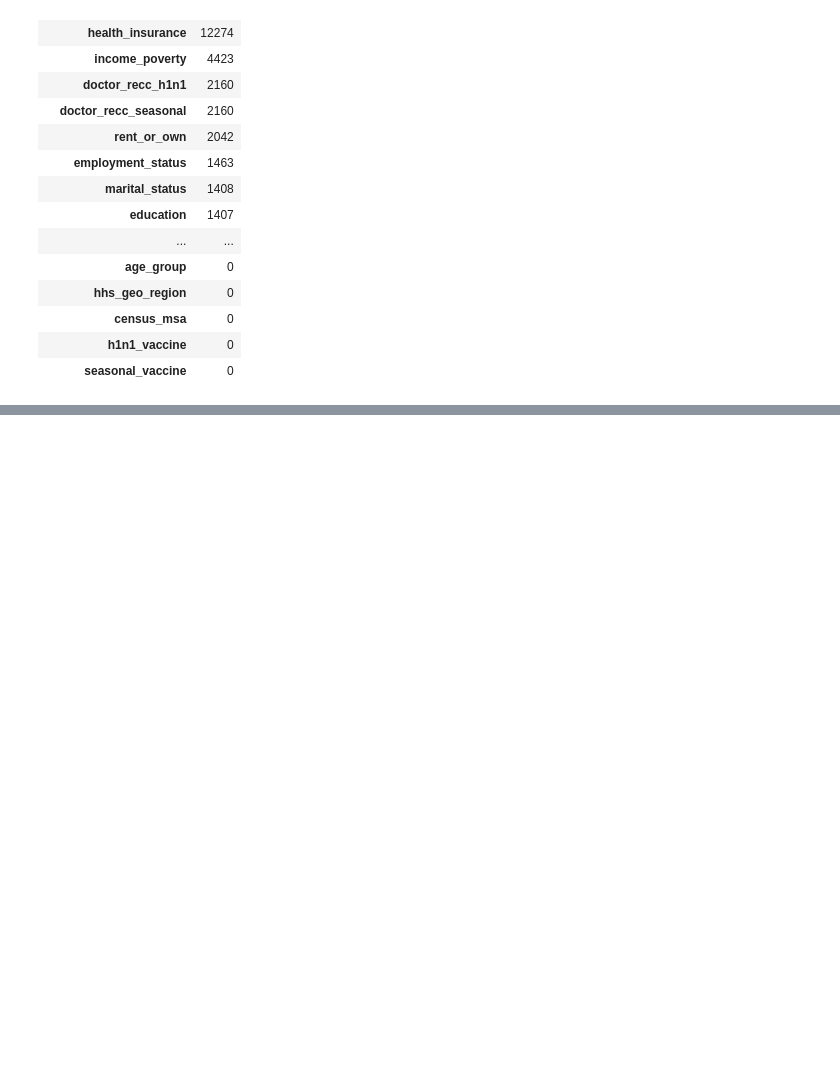
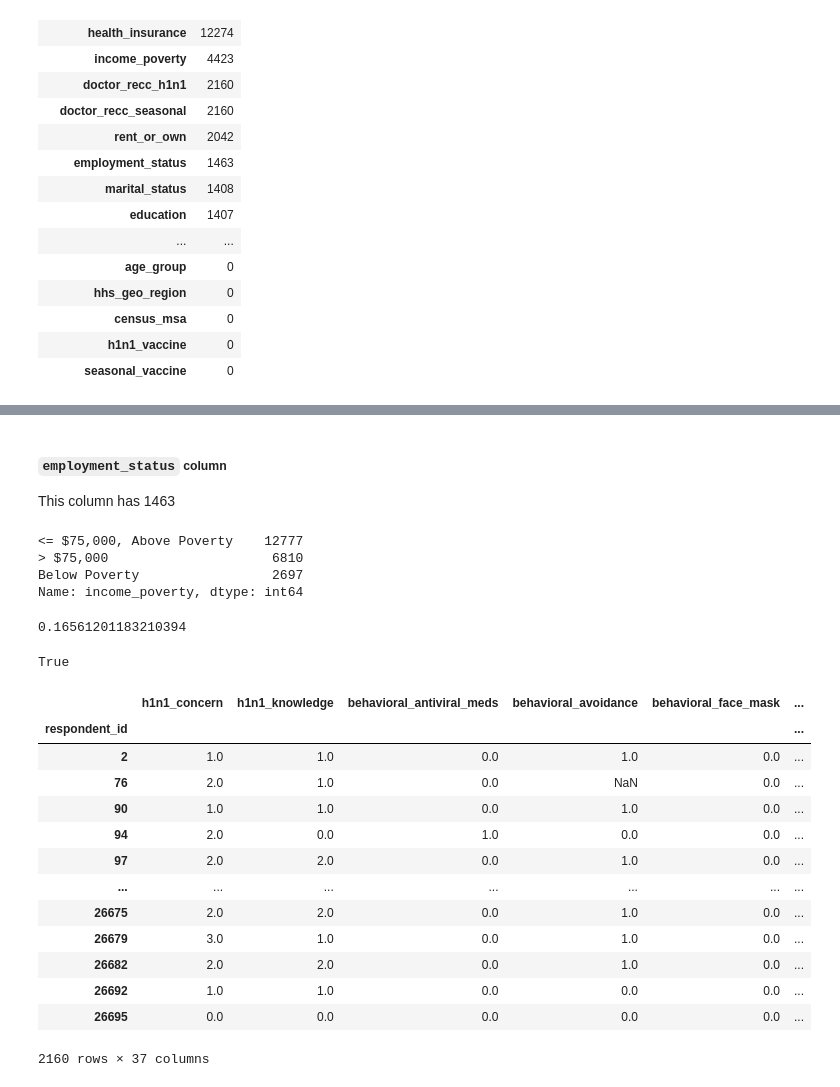
Before and after one commit to ngili/Predicting-H1N1-and-Seasonal-Flu-Vaccinations, a Jupyter notebook: analysis.ipynb, the cells around one changed output, grey strips where cells are left out. Saved outputs shown, nothing was run; the diff lists cells and outputs as text; code cells hidden in the pictures; blank space fills up the shorter version.

```diff
--- a/analysis.ipynb
+++ b/analysis.ipynb
@@ -183,0 +228,35 @@ missing
+# %% [markdown]
+##### `employment_status` column
+This column has 1463
+# %%
+data.income_poverty.value_counts()
+# %% [output]
+<= $75,000, Above Poverty    12777
+> $75,000                     6810
+Below Poverty                 2697
+Name: income_poverty, dtype: int64
+# %%
+4423/26707
+# %% [output]
+0.16561201183210394
+# %%
+data[data.doctor_recc_h1n1.isnull()].index.equals(data[data.doctor_recc_seasonal.isnull()].index)
+# %% [output]
+True
+# %%
+data[data.doctor_recc_h1n1.isnull()]
+# %% [output]
+|  | h1n1_concern | h1n1_knowledge | behavioral_antiviral_meds | behavioral_avoidance | behavioral_face_mask | ... |
+| respondent_id |  |  |  |  |  | ... |
+| 2 | 1.0 | 1.0 | 0.0 | 1.0 | 0.0 | ... |
+| 76 | 2.0 | 1.0 | 0.0 | NaN | 0.0 | ... |
+| 90 | 1.0 | 1.0 | 0.0 | 1.0 | 0.0 | ... |
+| 94 | 2.0 | 0.0 | 1.0 | 0.0 | 0.0 | ... |
+| 97 | 2.0 | 2.0 | 0.0 | 1.0 | 0.0 | ... |
+| ... | ... | ... | ... | ... | ... | ... |
+| 26675 | 2.0 | 2.0 | 0.0 | 1.0 | 0.0 | ... |
+| 26679 | 3.0 | 1.0 | 0.0 | 1.0 | 0.0 | ... |
+| 26682 | 2.0 | 2.0 | 0.0 | 1.0 | 0.0 | ... |
+| 26692 | 1.0 | 1.0 | 0.0 | 0.0 | 0.0 | ... |
+| 26695 | 0.0 | 0.0 | 0.0 | 0.0 | 0.0 | ... |
+2160 rows × 37 columns
```
Also changed, not shown: parts of 9 cells of this notebook.
